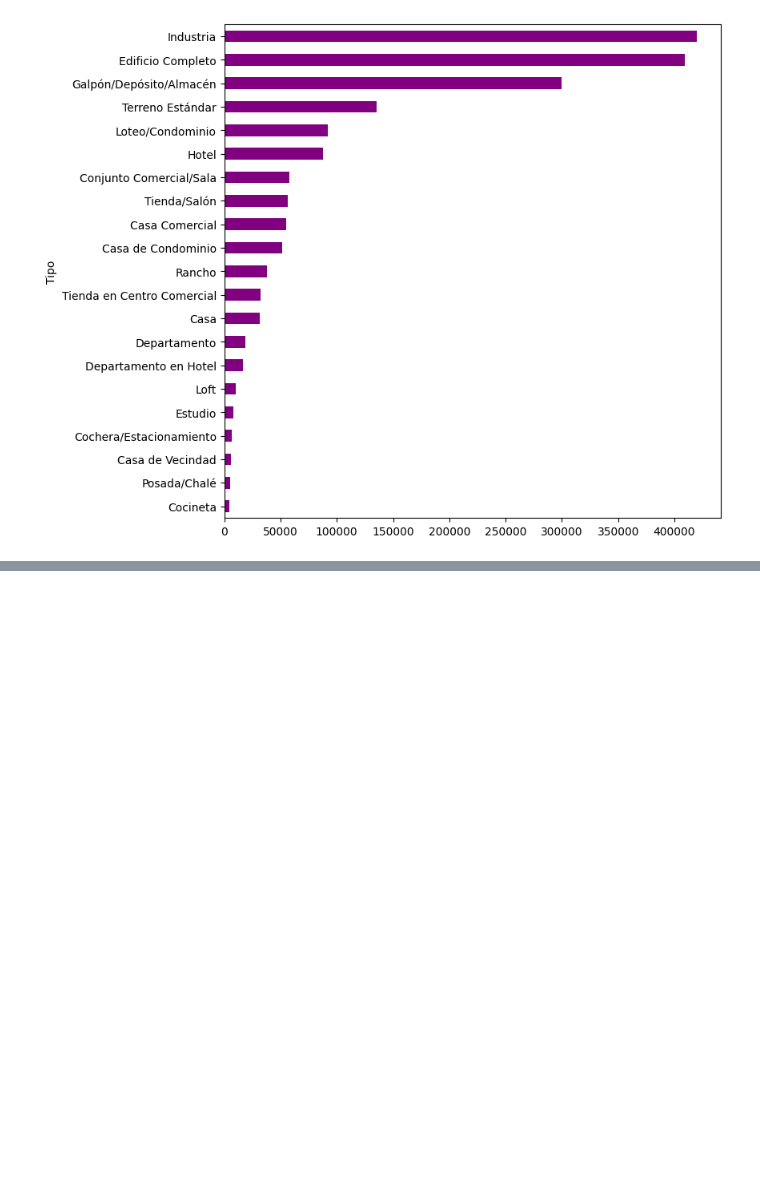
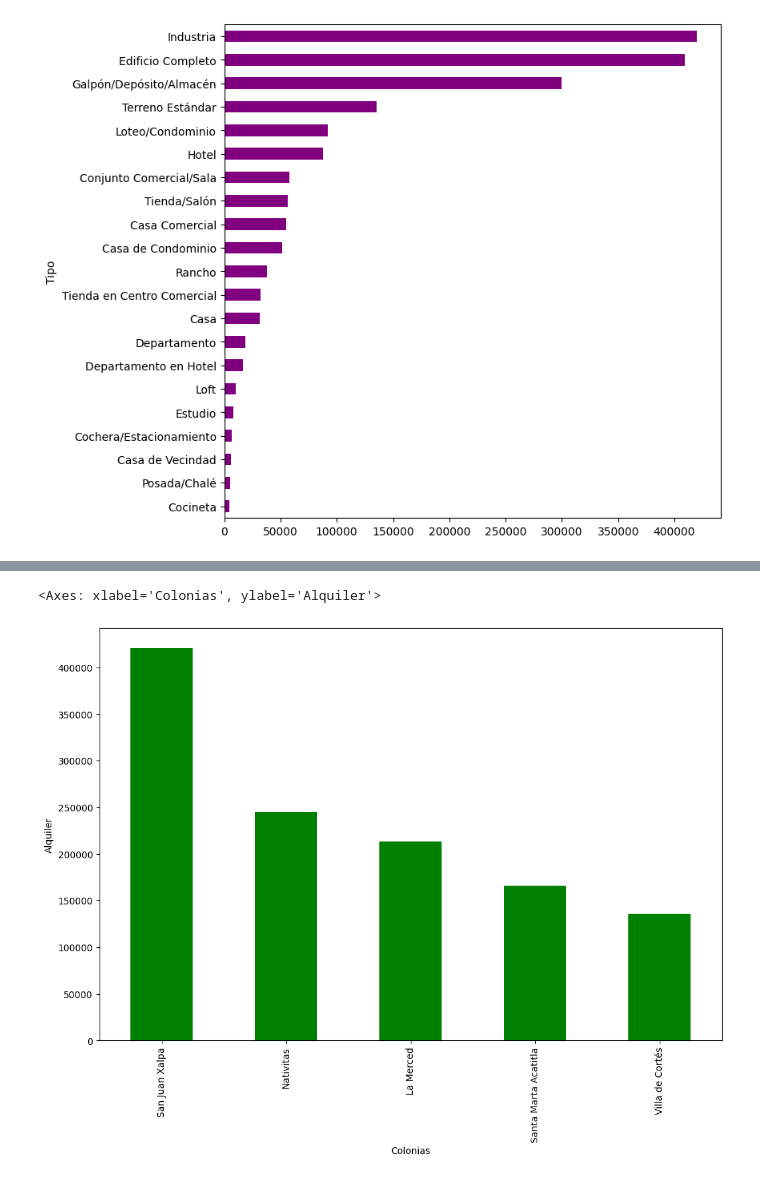
Before and after one commit to Scf300/Curso-Pandas-Data-Science, a Jupyter notebook: inmuebles_cdmx.ipynb, the cells around one changed output, grey strips where cells are left out. Cells and saved outputs as stored; diff of their text form; code cells hidden in the pictures; blank space fills up the shorter version.

```diff
--- a/inmuebles_cdmx.ipynb
+++ b/inmuebles_cdmx.ipynb
@@ -249,0 +492,3 @@ df_tipo_precio.plot(kind="barh", figsize= (8,8), color ="purple")
+# %%
+colonias_alquiler_alto = datos.groupby("Colonia")["Valor"].mean(numeric_only= True).sort_values(ascending=False)
+colonias_alquiler_alto
@@ -249,0 +513,2 @@ df_tipo_precio.plot(kind="barh", figsize= (8,8), color ="purple")
+# %%
+df_cinco_colonias_mas_altos = colonias_alquiler_alto.head(5)
@@ -249,0 +526,5 @@ df_tipo_precio.plot(kind="barh", figsize= (8,8), color ="purple")
+# %%
+df_cinco_colonias_mas_altos.plot(kind="bar", figsize= (12,8), color ="green", xlabel="Colonias", ylabel="Alquiler")
+# %% [output]
+<Axes: xlabel='Colonias', ylabel='Alquiler'>
+[figure, added]
```
Also changed, not shown: parts of 30 cells of this notebook.
